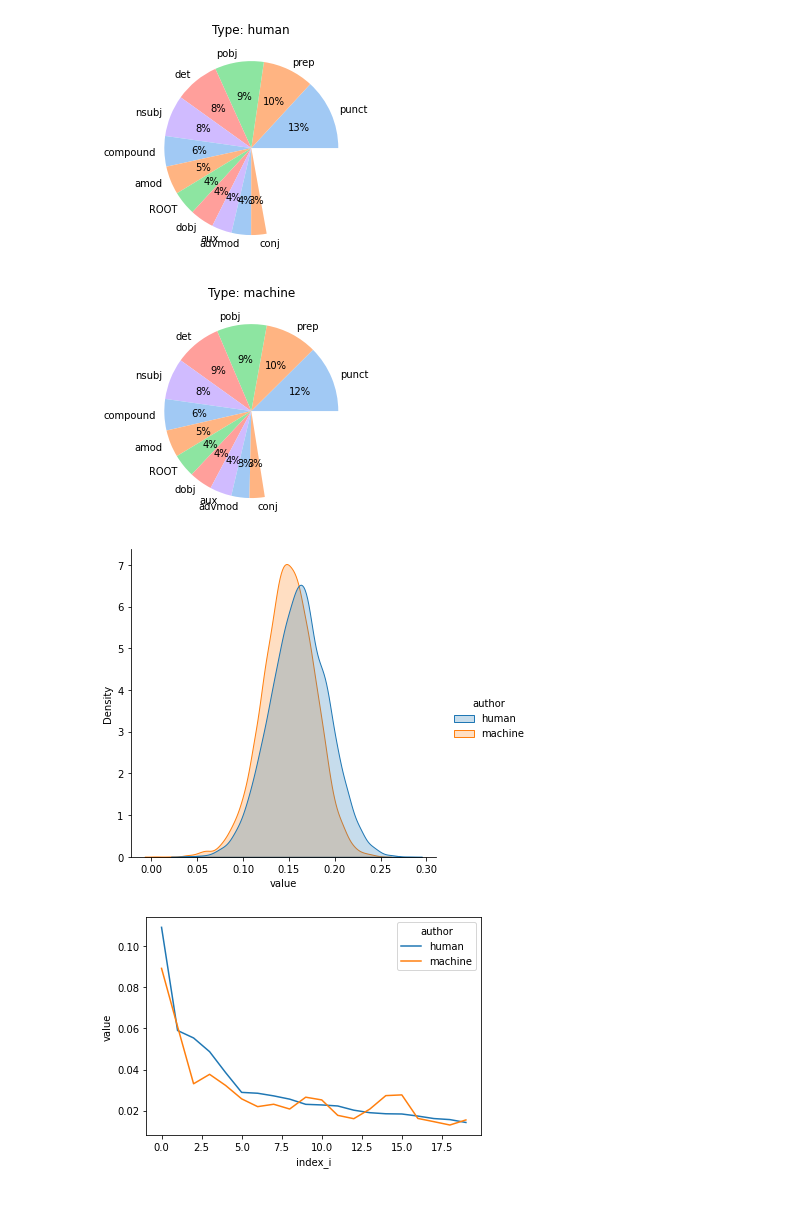
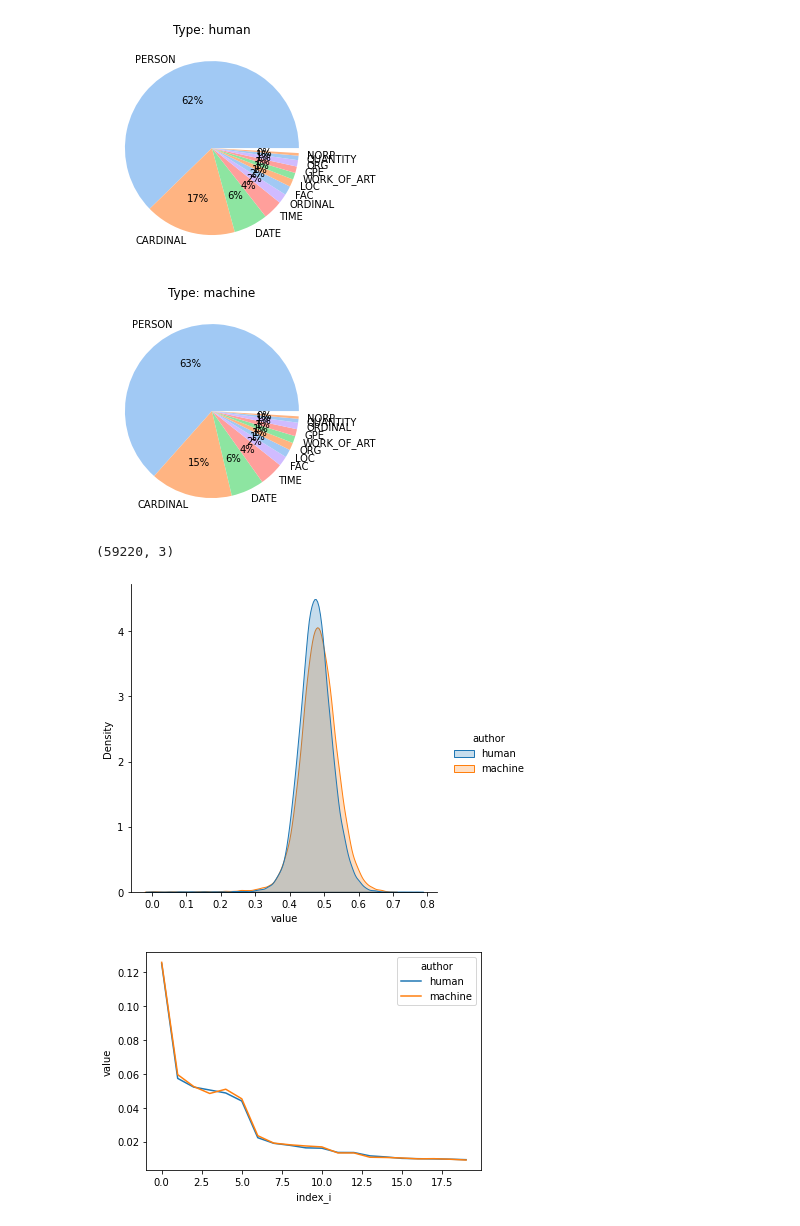
Before and after one commit to iamlxb3/UMAMGT, a Jupyter notebook: vis_backup/vis_dataset.ipynb, the cells around one changed output. Cells and saved outputs as stored; diff of their text form; code cells hidden in the pictures.

```diff
--- a/vis_backup/vis_dataset.ipynb
+++ b/vis_backup/vis_dataset.ipynb
@@ -3,42 +3,42 @@ import sys
 sys.path.append('..')
 from core.utils import load_save_json
 # %%
-"""Check dep/pos/ner""""
+"""Check dep/pos/ner"""
 
 import matplotlib.pyplot as plt
 import seaborn as sns
 import pdb
 
-dataset = 'en_grover' # en_grover, cn_novel_5billion
-parse_choice = 'dep'
+dataset = 'cn_novel_5billion' # en_grover, cn_novel_5billion
+parse_choice = 'ner' # dep, pos
 
 for author in ('human', 'machine'):
     # load data
     data_path = f'../result/static_data_analysis/{dataset}_{parse_choice}_{author}.json'
     data = load_save_json(data_path, 'load', verbose=0)
     data = list(data.items())
     data = sorted(data, key=lambda x:x[1], reverse=True)
     # print(data)
 
     TOP_N = 12
 
     #define data
     value = [x[1] for x in data][:TOP_N]
     description = [x[0] for x in data][:TOP_N]
 
     #define Seaborn color palette to use
     colors = sns.color_palette('pastel')[0:5]
 
     #create pie chart
     ax = plt.pie(value, labels = description, colors = colors, autopct='%.0f%%')
     #plt.title("PopularitY of Programming Language\n" + "Worldwide, Oct 2017 compared to a year ago", bbox={'facecolor':'0.8', 'pad':5})
     # ax.set_title(f'Author: {author}')
     plt.title('Type: ' + author)
     # pdb.set_trace()
     plt.show()
 # %% [output]
-[figure, old version]
+[figure, new version]
-[figure, old version]
+[figure, new version]
 # %%
 """Check stopwords"""
 
@@ -46,8 +46,9 @@ import seaborn as sns
 import pandas as pd
 import matplotlib.pyplot as plt
 
-dataset = 'cn_novel_5billion' # en_grover, cn_novel_5billion, en_writing_prompt
+dataset = 'en_grover' # en_grover, cn_novel_5billion, en_writing_prompt
 sen_ratio_data = pd.read_csv(f'../result/static_data_analysis/{dataset}_stopword_sen_ratio.csv')
+print(sen_ratio_data.shape)
 sns.displot(sen_ratio_data, x="value", kind="kde", hue='author',fill=True)
 plt.show()
 
@@ -63,8 +64,9 @@ new_stopword_ratio_data = pd.concat(new_stopword_ratio_data)
 sns.lineplot(data=new_stopword_ratio_data, x="index_i", y='value', hue='author')
 plt.show()
 # %% [output]
+(59220, 3)
-[figure, old version]
+[figure, new version]
-[figure, old version]
+[figure, new version]
 # %%
 """Check concreteness"""
 
```
Also changed, not shown: parts of 3 cells of this notebook, 1 other file.
